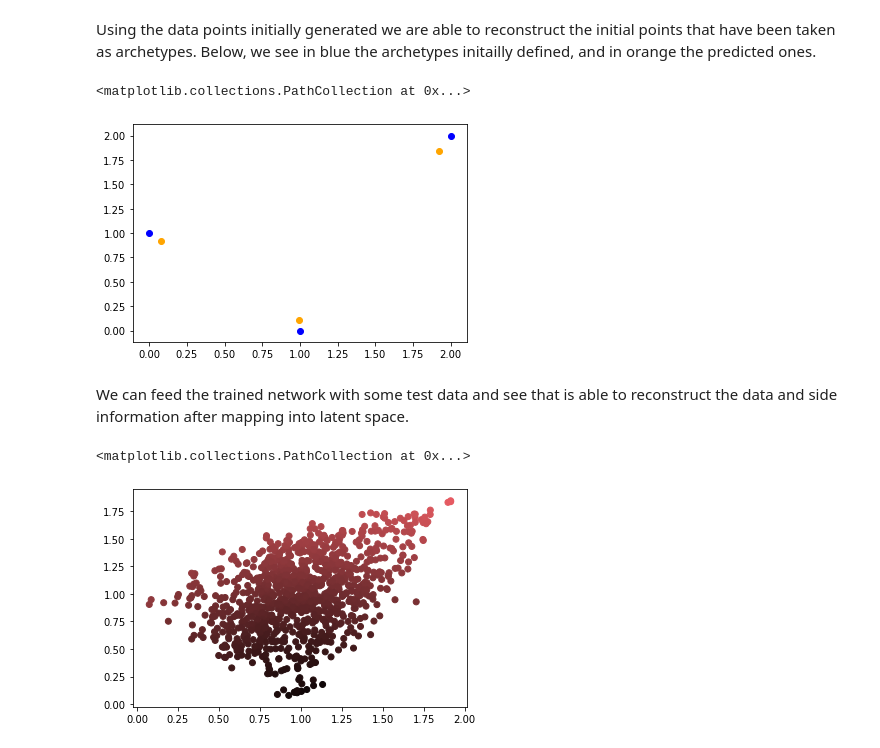
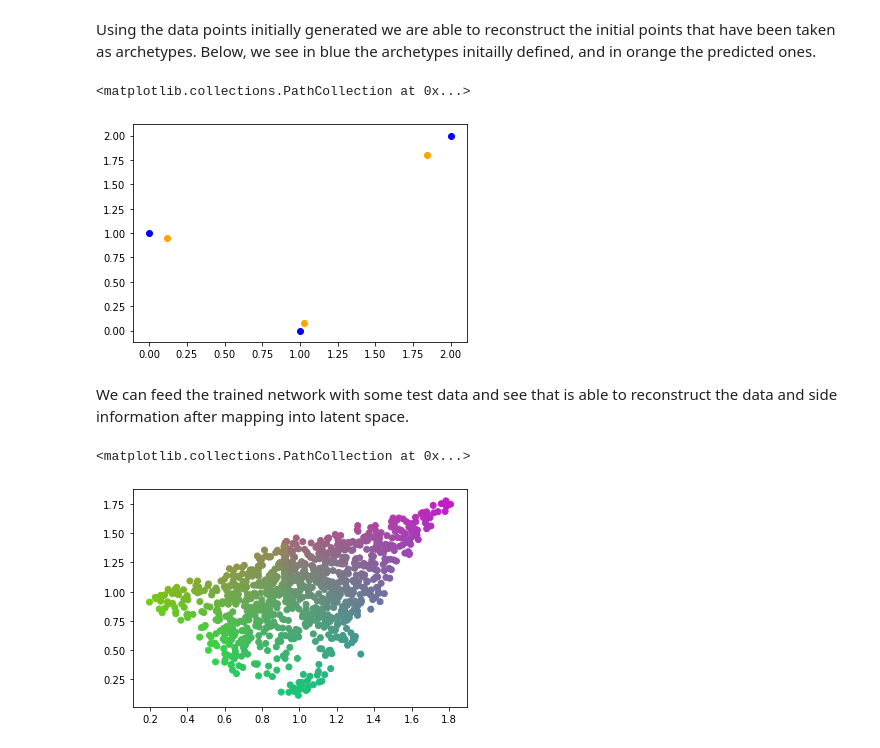
Before and after one commit to luigisbailo/archetype-nets, a Jupyter notebook: archetypes.ipynb, the cells around one changed output. Cells and saved outputs as stored; diff of their text form; code cells hidden in the pictures.

Commit message:
zeros passed as side info in results and colors fixed

```diff
--- a/archetypes.ipynb
+++ b/archetypes.ipynb
@@ -25,8 +25,8 @@ def generate_data (archs, n_points, noise=0.1):
     Y1=np.linalg.norm(data-archs[1],axis=1)
     Y2=np.linalg.norm(data-archs[2],axis=1)
     Y0=Y0/np.max(Y0)
-    Y1=Y0/np.max(Y1)
-    Y2=Y0/np.max(Y2)
+    Y1=Y1/np.max(Y1)
+    Y2=Y2/np.max(Y2)
     Y=np.concatenate((np.expand_dims(Y0,axis=1),np.expand_dims(Y1,axis=1),np.expand_dims(Y2,axis=1)),axis=1)
 
     return data, Y
@@ -90,7 +86,7 @@ y_test = np.array(np.reshape(y_test, [-1, sideinfo_dim]), dtype='float32')
 
 
 # network parameters
-intermediate_dim = 16
+intermediate_dim = 4
 batch_size = 1024
 latent_dim = 2
 simplex_vrtxs = latent_dim + 1
@@ -214,19 +210,19 @@ dataX,dataY = np.array(archetypes_pred).T
 plt.scatter(dataX,dataY,color='orange')
 # %% [output]
 <matplotlib.collections.PathCollection at 0x...>
-[figure, old version]
+[figure, new version]
 # %% [markdown]
 We can feed the trained network with some test data and see that is able to reconstruct the data and side information after mapping into latent space.
 # %%
-t, y_pred = vae.predict([x_test,y_test])
+t, y_pred = vae.predict([x_test,np.zeros(np.shape(y_test))])
 dataX,dataY = t.T
 
 if (np.min(y_pred)<0):
     y_pred += np.abs(np.min(y_pred))
 if (np.min(y_pred)>1):
     y_pred /= np.abs(np.max(y_pred))
 
 plt.scatter(dataX,dataY,color=y_pred)
 # %% [output]
 <matplotlib.collections.PathCollection at 0x...>
-[figure, old version]
+[figure, new version]
```
Also changed, not shown: parts of 7 cells of this notebook.
